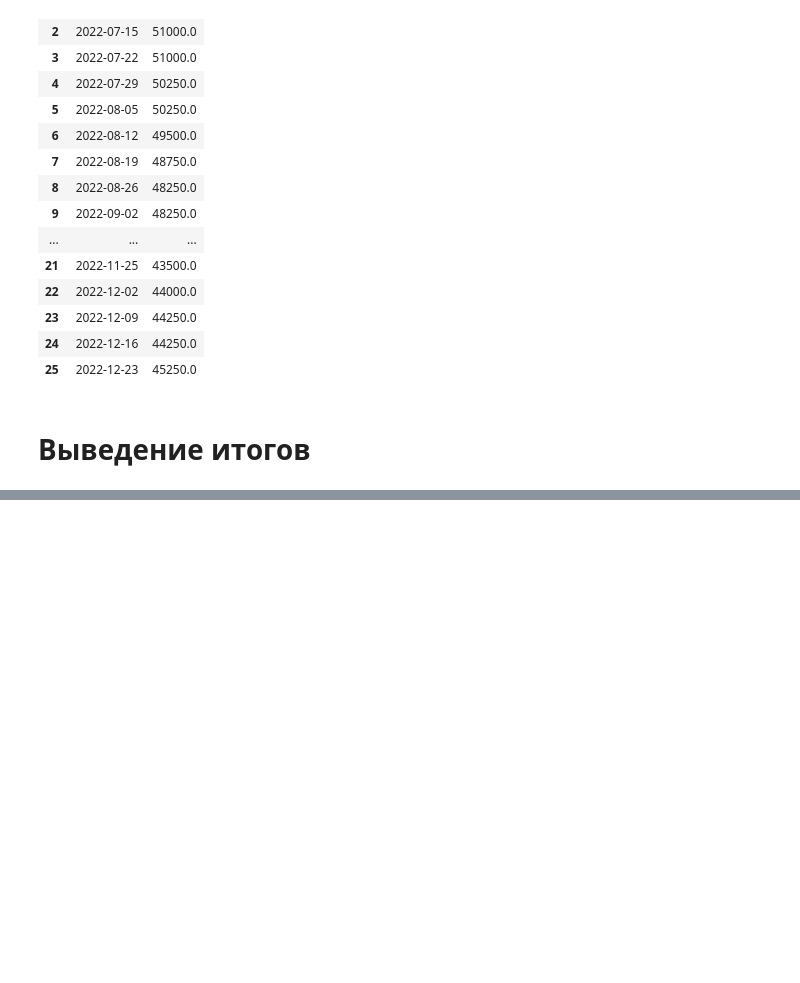
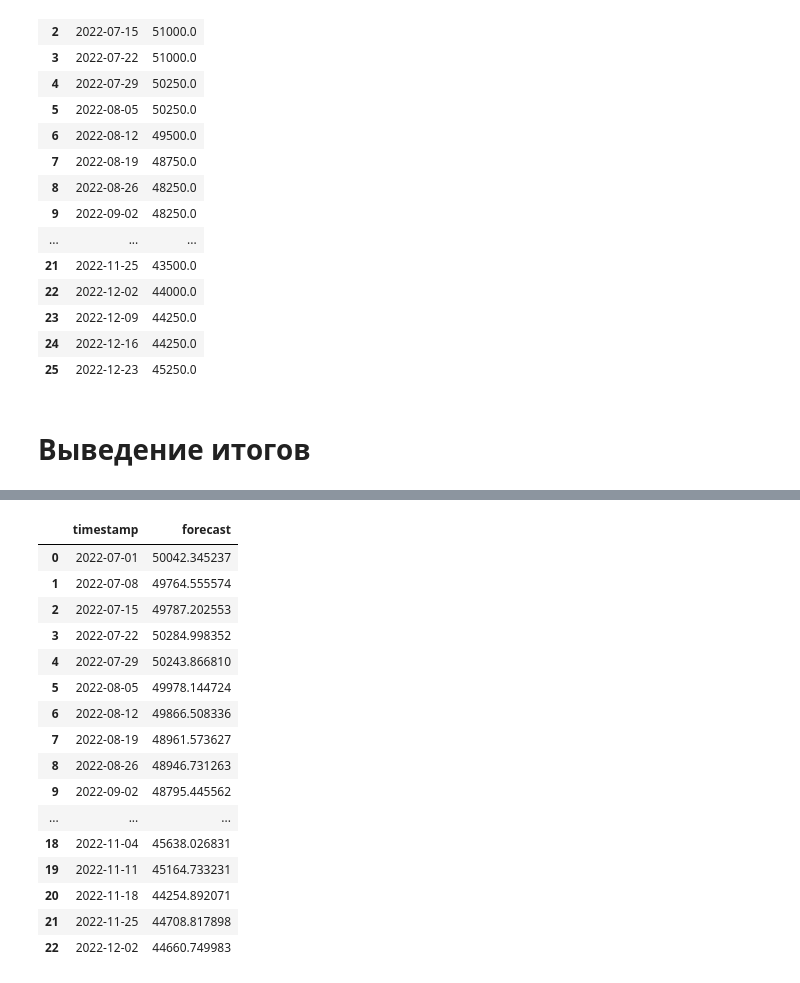
Before and after one commit to ColaChanel/Samolet-armature, a Jupyter notebook: etna_timeseries_first_model.ipynb, the cells around one changed output, grey strips where cells are left out. Drawn from its saved outputs; the diff is of its cells as text; code cells hidden in the pictures; blank space fills up the shorter version.

```diff
--- a/etna_timeseries_first_model.ipynb
+++ b/etna_timeseries_first_model.ipynb
@@ -239,0 +258,48 @@ forecast_plot(result_df, 'timestamp', 'target', 'forecast', '#8b00ff', '#9BED00'
+# %%
+def catBoost(ts, date_train_start, date_train_end, date_test_start, date_test_end, HORIZON):
+  train_ts, test_ts = ts.train_test_split(
+    train_start=date_train_start,
+    train_end=date_train_end,
+    test_start=date_test_start,
+    test_end=date_test_end,
+)
+
+  lags = LagTransform(in_column="target", lags=list(range(1, 94, 1)))
+  train_ts.fit_transform([lags])
+  model = CatBoostMultiSegmentModel(iterations=1004, depth=6, learning_rate=0.0300007, l2_leaf_reg=2.001, bootstrap_type='MVS')
+  model.fit(train_ts)
+  future_ts = train_ts.make_future(HORIZON)
+  forecast_ts = model.forecast(future_ts)
+  train_ts.inverse_transform()
+
+  # test_df = test_ts.to_pandas(True)[['timestamp','target']]
+  forecast_df = forecast_ts.to_pandas(True)[['timestamp','target']]
+
+  result_df = forecast_df.copy()
+  # result_df = pd.concat([result_df, test_df['target']], axis=1)
+
+  # result_df.columns = ['timestamp', 'forecast', 'target']
+  result_df.columns = ['timestamp', 'forecast']
+
+  return result_df
+# %%
+result = catBoost(ts, "2018-01-05", "2022-06-30", "2022-07-01", "2022-12-23", 23)
+result
+# %% [output]
+|  | timestamp | forecast |
+| 0 | 2022-07-01 | 50042.345237 |
+| 1 | 2022-07-08 | 49764.555574 |
+| 2 | 2022-07-15 | 49787.202553 |
+| 3 | 2022-07-22 | 50284.998352 |
+| 4 | 2022-07-29 | 50243.866810 |
+| 5 | 2022-08-05 | 49978.144724 |
+| 6 | 2022-08-12 | 49866.508336 |
+| 7 | 2022-08-19 | 48961.573627 |
+| 8 | 2022-08-26 | 48946.731263 |
+| 9 | 2022-09-02 | 48795.445562 |
+| ... | ... | ... |
+| 18 | 2022-11-04 | 45638.026831 |
+| 19 | 2022-11-11 | 45164.733231 |
+| 20 | 2022-11-18 | 44254.892071 |
+| 21 | 2022-11-25 | 44708.817898 |
+| 22 | 2022-12-02 | 44660.749983 |
```
Also changed, not shown: parts of 8 cells of this notebook, 4 other files.
